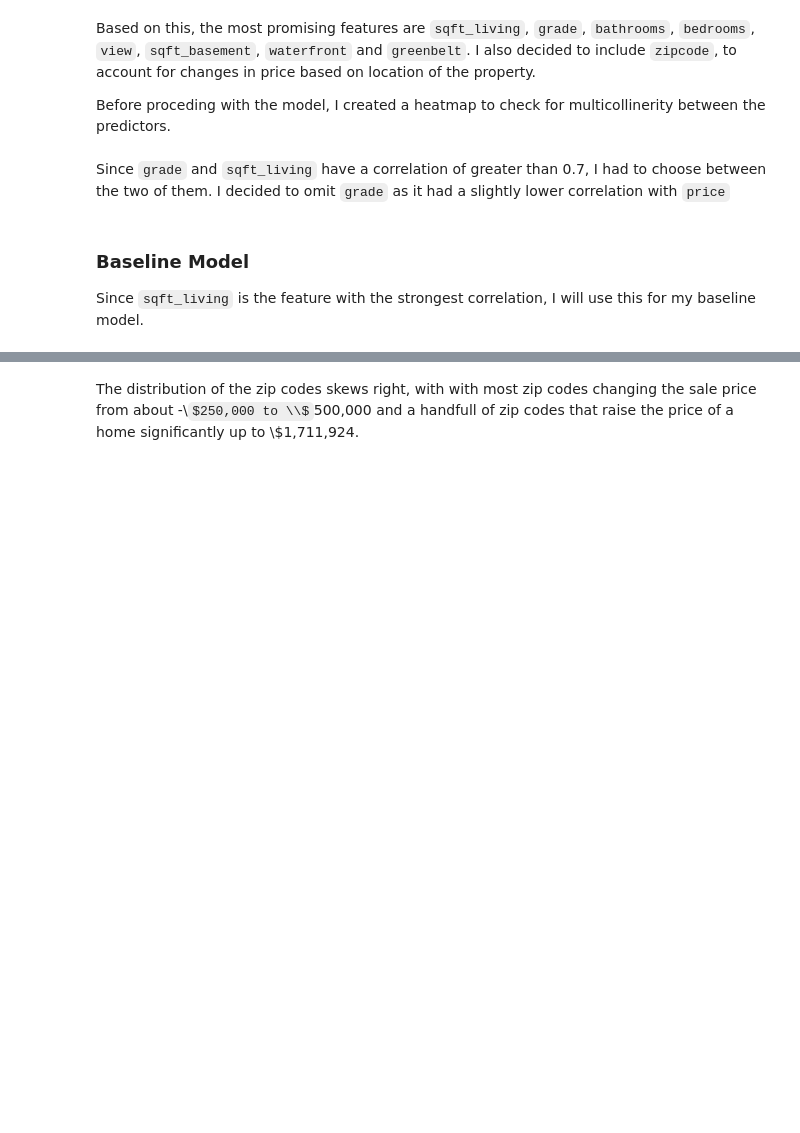
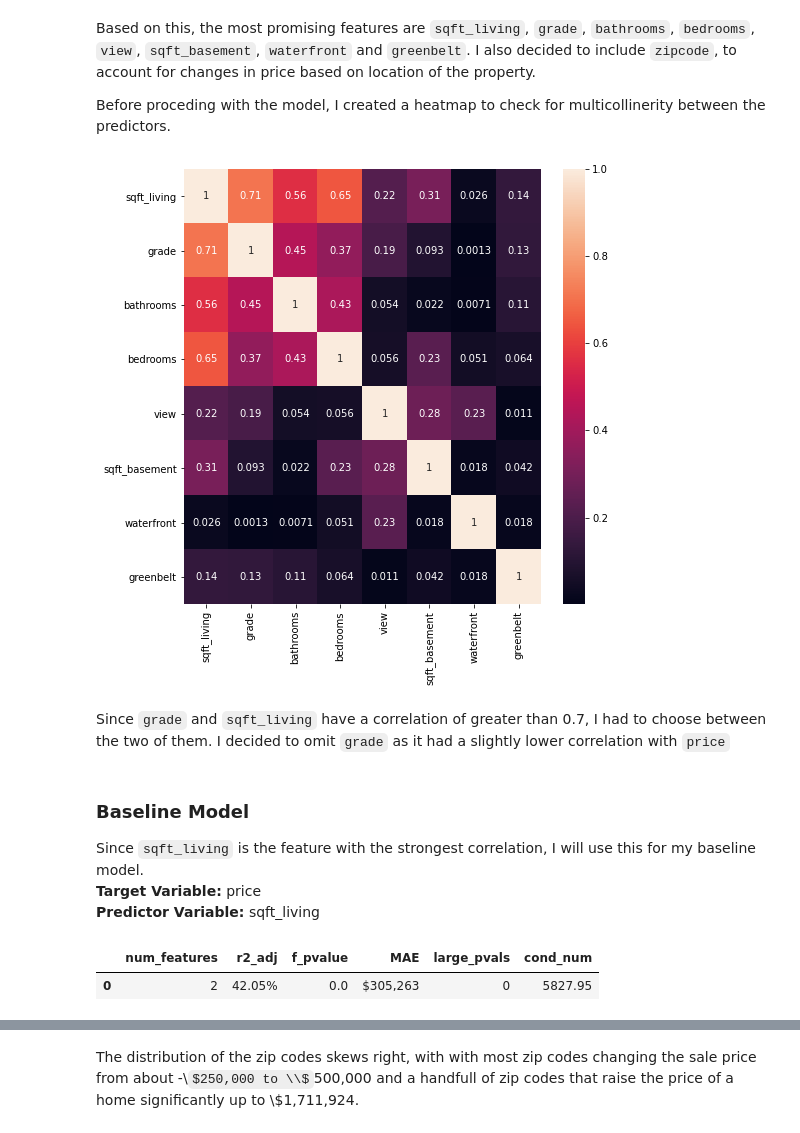
Before and after one commit to rlodetti/Housing_Project, a Jupyter notebook: Housing Project.ipynb, the cells around one changed output, grey strips where cells are left out. Cells and saved outputs as stored; diff of their text form; code cells hidden in the pictures; some formulas as TeX source; blank space fills up the shorter version.

```diff
--- a/Housing Project.ipynb
+++ b/Housing Project.ipynb
@@ -377,5 +382,11 @@ Before proceding with the model, I created a heatmap to check for multicollineri
+# %%
+dm.heat_viz(df)
+# %% [output]
+[figure, added]
 # %% [markdown]
 Since `grade` and `sqft_living` have a correlation of greater than 0.7, I had to choose between the two of them. I decided to omit `grade` as it had a slightly lower correlation with `price`
 # %% [markdown]
 ### Baseline Model
-Since `sqft_living` is the feature with the strongest correlation, I will use this for my baseline model.
+Since `sqft_living` is the feature with the strongest correlation, I will use this for my baseline model.<br>
+**Target Variable:** price <br>
+**Predictor Variable:** sqft_living
@@ -383,0 +393,6 @@ Since `sqft_living` is the feature with the strongest correlation, I will use th
+# %%
+baseline_results, baseline_df = dm.baseline(df)
+baseline_df
+# %% [output]
+|  | num_features | r2_adj | f_pvalue | MAE | large_pvals | cond_num |
+| 0 | 2 | 42.05% | 0.0 | $305,263 | 0 | 5827.95 |
```
Also changed, not shown: parts of 73 cells of this notebook, 8 other files.
